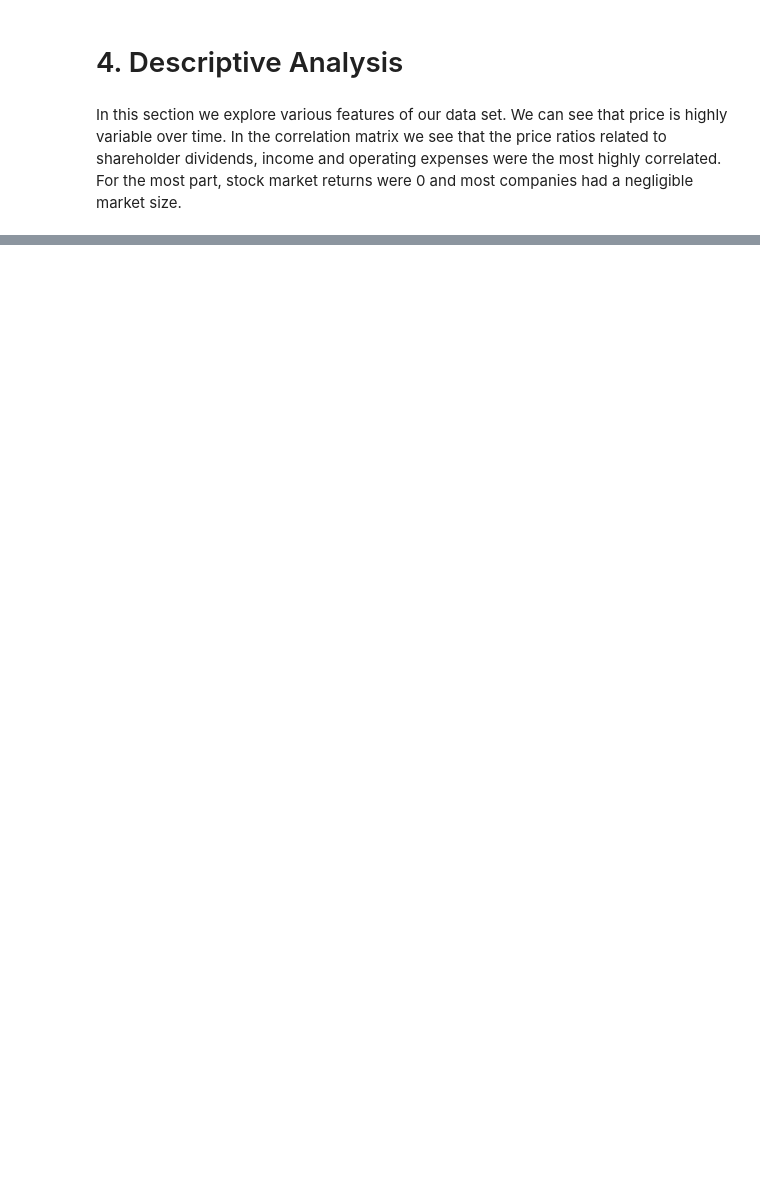
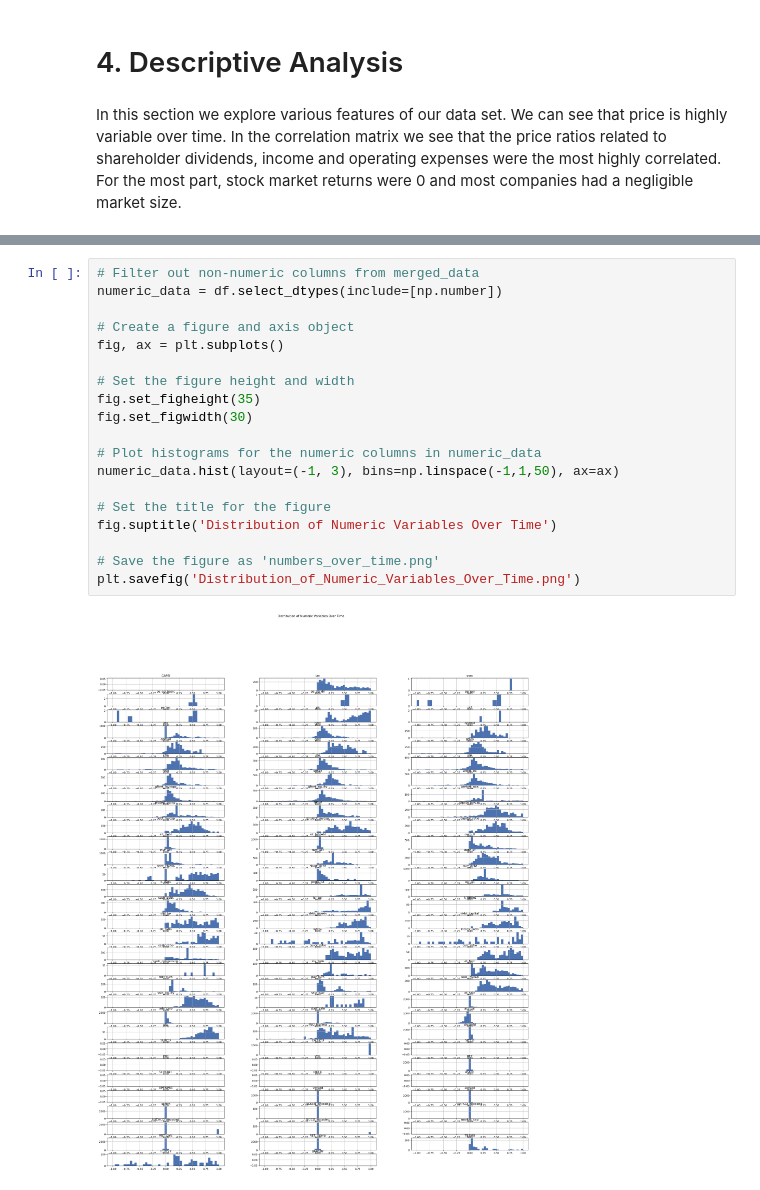
Before and after one commit to Mokhina17/Warren-Buffet-Investment-Portfolio-Assessment, a Jupyter notebook: Final Project.ipynb, the cells around one changed output, grey strips where cells are left out. Drawn from its saved outputs; the diff is of its cells as text; blank space fills up the shorter version.

```diff
--- a/Final Project.ipynb
+++ b/Final Project.ipynb
@@ -2264,0 +204,21 @@ FileNotFoundError: [Errno 2] No such file or directory: 'your_data.csv'
+# %%
+# Filter out non-numeric columns from merged_data
+numeric_data = df.select_dtypes(include=[np.number])
+
+# Create a figure and axis object
+fig, ax = plt.subplots()
+
+# Set the figure height and width
+fig.set_figheight(35)
+fig.set_figwidth(30)
+
+# Plot histograms for the numeric columns in numeric_data
+numeric_data.hist(layout=(-1, 3), bins=np.linspace(-1,1,50), ax=ax)
+
+# Set the title for the figure
+fig.suptitle('Distribution of Numeric Variables Over Time')
+
+# Save the figure as 'numbers_over_time.png'
+plt.savefig('Distribution_of_Numeric_Variables_Over_Time.png')
+# %% [output]
+[figure, added]
```
Also changed, not shown: parts of 86 cells of this notebook, 3 other files.
